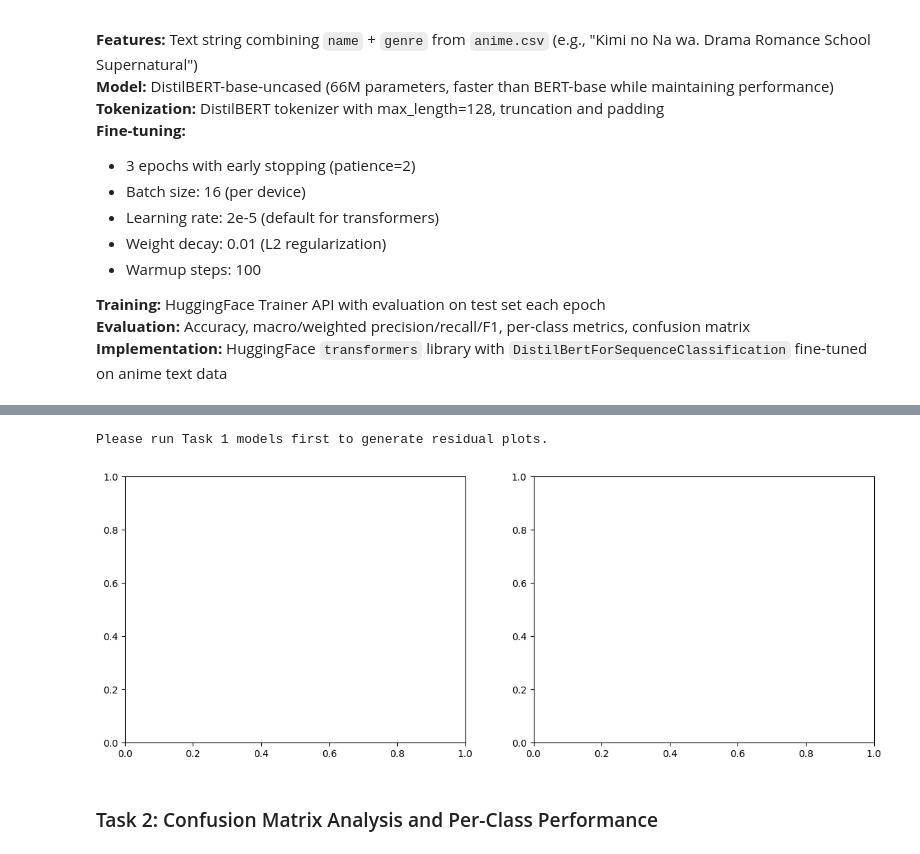
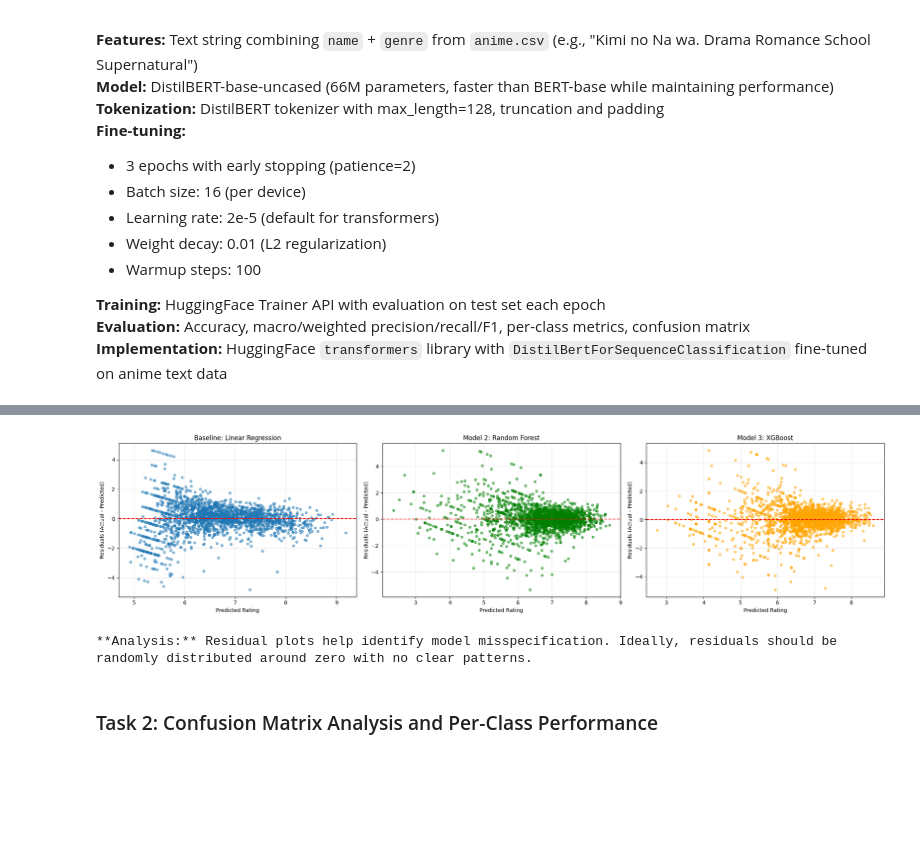
Before and after one commit to LC0229/Fake-Job-Posting, a Jupyter notebook: workbook.ipynb, the cells around one changed output, grey strips where cells are left out. Drawn from its saved outputs; the diff is of its cells as text; code cells hidden in the pictures; blank space fills up the shorter version.

```diff
--- a/workbook.ipynb
+++ b/workbook.ipynb
@@ -1779,40 +1905,63 @@ Improvement over Gradient Boosting:
 # %%
 # Section 4: Task 1 - Residual Analysis
 import matplotlib.pyplot as plt
 import numpy as np
 
 # Residual plots for Task 1 models
-fig, axes = plt.subplots(1, 2, figsize=(14, 5))
+# Count how many models we have
+num_models = 1  # Baseline
+if 'y_pred_test1_rf' in globals():
+    num_models += 1  # Random Forest
+if 'y_pred_test1_xgb' in globals():
+    num_models += 1  # XGBoost
 
-# Baseline (Linear Regression) residuals
 if 'y_pred_test1' in globals() and 'y_test1' in globals():
+    fig, axes = plt.subplots(1, num_models, figsize=(7*num_models, 5))
+    if num_models == 1:
+        axes = [axes]
+
+    plot_idx = 0
+
+    # Baseline (Linear Regression) residuals
     residuals_baseline = y_test1 - y_pred_test1
-    axes[0].scatter(y_pred_test1, residuals_baseline, alpha=0.5, s=20)
-    axes[0].axhline(y=0, color='r', linestyle='--')
-    axes[0].set_xlabel('Predicted Rating')
-    axes[0].set_ylabel('Residuals (Actual - Predicted)')
-    axes[0].set_title('Residual Plot: Linear Regression Baseline (Task 1)')
-    axes[0].grid(True, alpha=0.3)
+    axes[plot_idx].scatter(y_pred_test1, residuals_baseline, alpha=0.5, s=20)
+    axes[plot_idx].axhline(y=0, color='r', linestyle='--')
+    axes[plot_idx].set_xlabel('Predicted Rating')
+    axes[plot_idx].set_ylabel('Residuals (Actual - Predicted)')
+    axes[plot_idx].set_title('Baseline: Linear Regression')
+    axes[plot_idx].grid(True, alpha=0.3)
+    plot_idx += 1
 
     # Random Forest residuals
     if 'y_pred_test1_rf' in globals():
         residuals_rf = y_test1 - y_pred_test1_rf
-        axes[1].scatter(y_pred_test1_rf, residuals_rf, alpha=0.5, s=20, color='green')
-        axes[1].axhline(y=0, color='r', linestyle='--')
-        axes[1].set_xlabel('Predicted Rating')
-        axes[1].set_ylabel('Residuals (Actual - Predicted)')
-        axes[1].set_title('Residual Plot: Random Forest (Task 1)')
-        axes[1].grid(True, alpha=0.3)
+        axes[plot_idx].scatter(y_pred_test1_rf, residuals_rf, alpha=0.5, s=20, color='green')
+        axes[plot_idx].axhline(y=0, color='r', linestyle='--')
+        axes[plot_idx].set_xlabel('Predicted Rating')
+        axes[plot_idx].set_ylabel('Residuals (Actual - Predicted)')
+        axes[plot_idx].set_title('Model 2: Random Forest')
+        axes[plot_idx].grid(True, alpha=0.3)
+        plot_idx += 1
+
+    # XGBoost residuals
+    if 'y_pred_test1_xgb' in globals():
+        residuals_xgb = y_test1 - y_pred_test1_xgb
+        axes[plot_idx].scatter(y_pred_test1_xgb, residuals_xgb, alpha=0.5, s=20, color='orange')
+        axes[plot_idx].axhline(y=0, color='r', linestyle='--')
+        axes[plot_idx].set_xlabel('Predicted Rating')
+        axes[plot_idx].set_ylabel('Residuals (Actual - Predicted)')
+        axes[plot_idx].set_title('Model 3: XGBoost')
+        axes[plot_idx].grid(True, alpha=0.3)
 
     plt.tight_layout()
     plt.show()
 
     print("**Analysis:** Residual plots help identify model misspecification. Ideally, residuals should be randomly distributed around zero with no clear patterns.")
 else:
     print("Please run Task 1 models first to generate residual plots.")
 # %% [output]
+[figure, new version]
-Please run Task 1 models first to generate residual plots.
+**Analysis:** Residual plots help identify model misspecification. Ideally, residuals should be randomly distributed around zero with no clear patterns.
-[figure, old version]
 # %% [markdown]
 ### Task 2: Confusion Matrix Analysis and Per-Class Performance
 # %%
```
Also changed, not shown: parts of 8 cells of this notebook.
